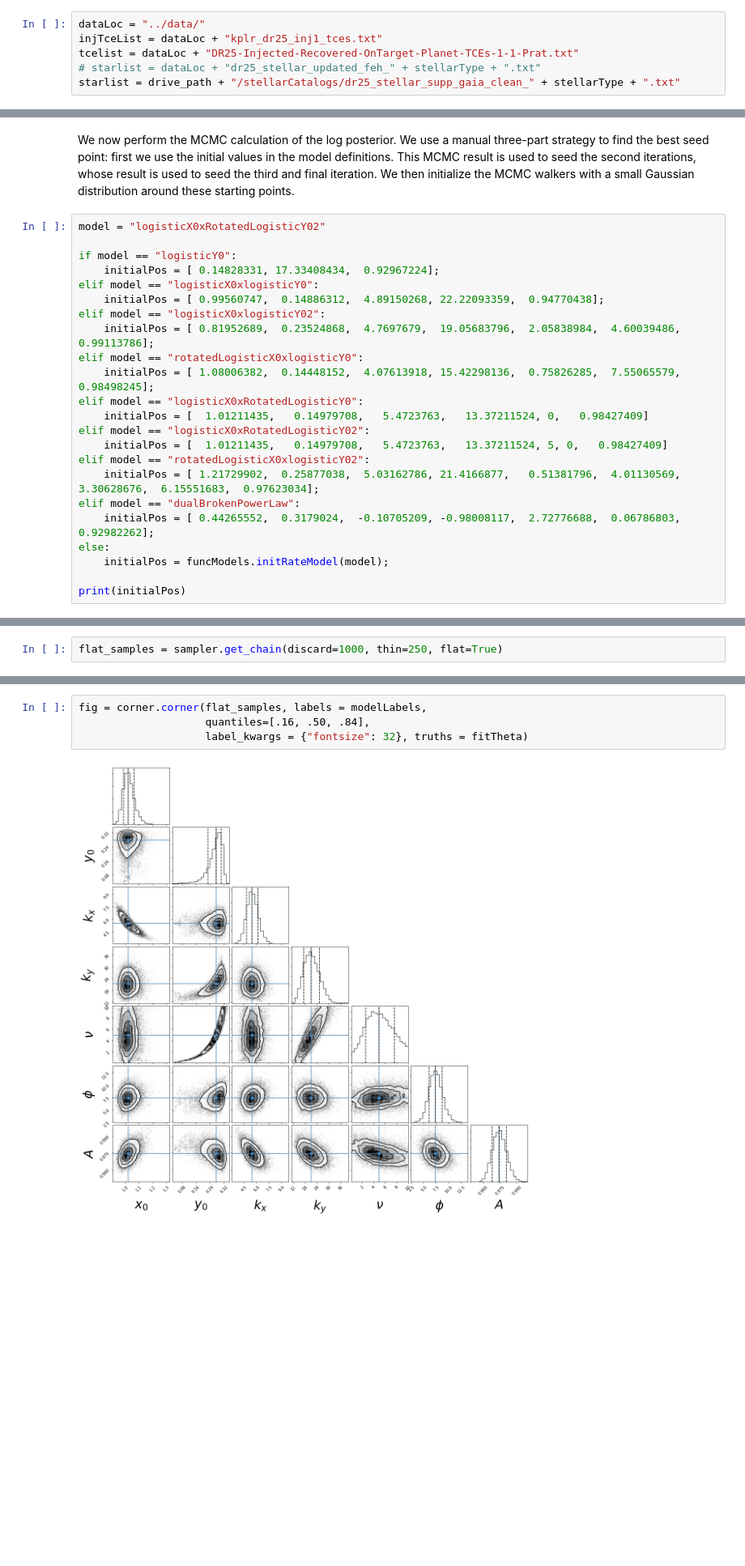
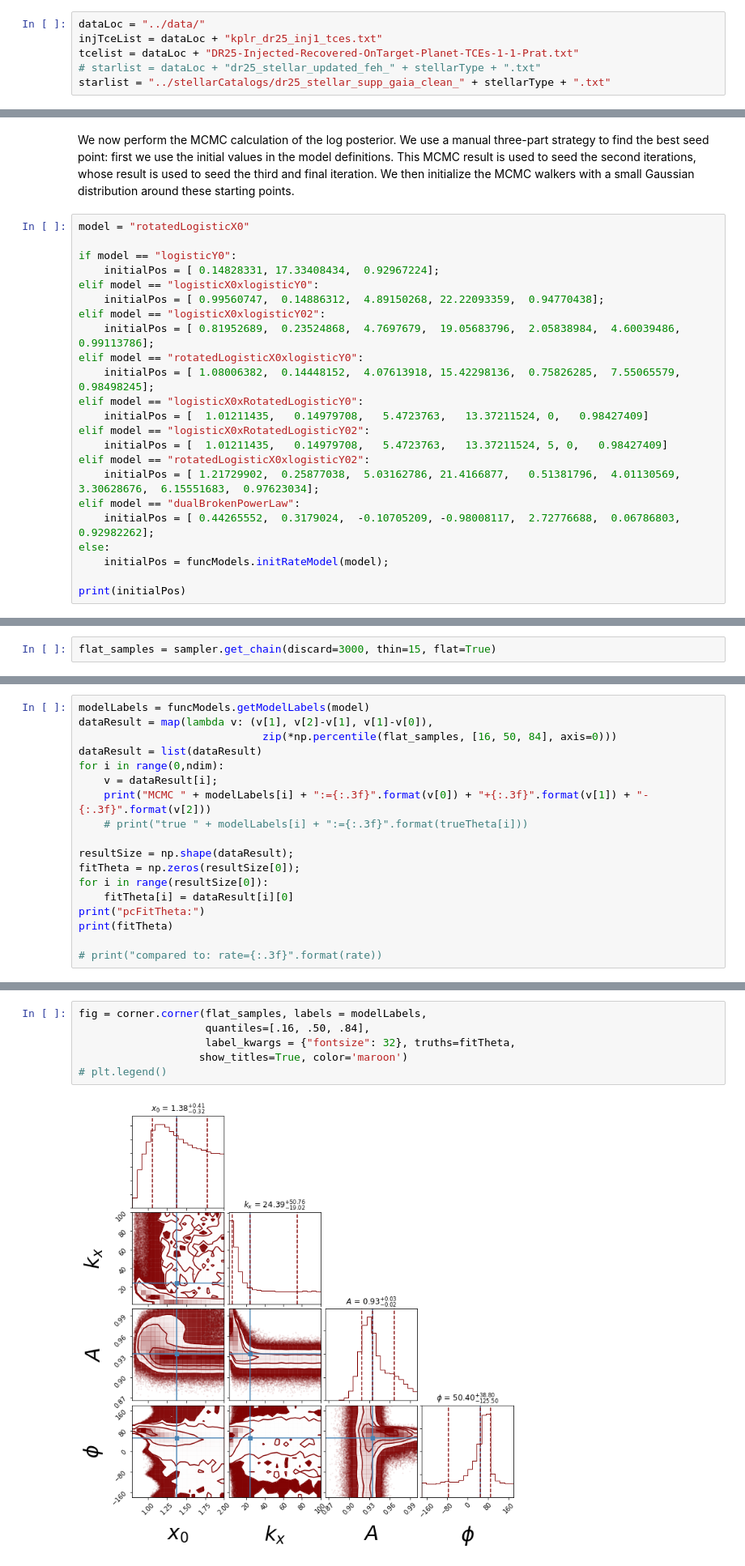
Before and after one commit to arjunsavel/DR25-occurrence-tutorial, a Jupyter notebook: GKbaseline/binomialVettingCompleteness.ipynb, the cells around one changed output, grey strips where cells are left out. Shown at 81% size. Drawn from its saved outputs; the diff is of its cells as text; blank space fills up the shorter version.

```diff
--- a/GKbaseline/binomialVettingCompleteness.ipynb
+++ b/GKbaseline/binomialVettingCompleteness.ipynb
@@ -119,7 +127,7 @@ dataLoc = "../data/"
 injTceList = dataLoc + "kplr_dr25_inj1_tces.txt"
 tcelist = dataLoc + "DR25-Injected-Recovered-OnTarget-Planet-TCEs-1-1-Prat.txt"
 # starlist = dataLoc + "dr25_stellar_updated_feh_" + stellarType + ".txt"
-starlist = drive_path + "/stellarCatalogs/dr25_stellar_supp_gaia_clean_" + stellarType + ".txt"
+starlist = "../stellarCatalogs/dr25_stellar_supp_gaia_clean_" + stellarType + ".txt"
 # %%
 # Load the stellar population we want to use
 kic = pd.read_csv(starlist)
@@ -476,7 +486,7 @@ def lnBinprob(theta, data, model):
 # %% [markdown]
 We now perform the MCMC calculation of the log posterior.  We use a manual three-part strategy to find the best seed point: first we use the initial values in the model definitions.  This MCMC result is used to seed the second iterations, whose result is used to seed the third and final iteration.  We then initialize the MCMC walkers with a small Gaussian distribution around these starting points.
 # %%
-model = "logisticX0xRotatedLogisticY02"
+model = "rotatedLogisticX0"
 
 if model == "logisticY0":
     initialPos = [ 0.14828331, 17.33408434,  0.92967224];
@@ -636,5 +623,5 @@ tau: [ 281.29616187 1248.22932072  281.55156802  743.1170881   831.43661998
 # %%
-flat_samples = sampler.get_chain(discard=1000, thin=250, flat=True)
+flat_samples = sampler.get_chain(discard=3000, thin=15, flat=True)
 # %%
 len(flat_samples)
 # %% [output]
@@ -641,0 +629,18 @@ len(flat_samples)
+# %%
+modelLabels = funcModels.getModelLabels(model)
+dataResult = map(lambda v: (v[1], v[2]-v[1], v[1]-v[0]),
+                             zip(*np.percentile(flat_samples, [16, 50, 84], axis=0)))
+dataResult = list(dataResult)
+for i in range(0,ndim):
+    v = dataResult[i];
+    print("MCMC " + modelLabels[i] + ":={:.3f}".format(v[0]) + "+{:.3f}".format(v[1]) + "-{:.3f}".format(v[2]))
+    # print("true " + modelLabels[i] + ":={:.3f}".format(trueTheta[i]))
+
+resultSize = np.shape(dataResult);
+fitTheta = np.zeros(resultSize[0]);
+for i in range(resultSize[0]):
+    fitTheta[i] = dataResult[i][0]
+print("pcFitTheta:")
+print(fitTheta)
+
+# print("compared to: rate={:.3f}".format(rate))
@@ -642,9 +656,11 @@ len(flat_samples)
 # %%
 fig = corner.corner(flat_samples, labels = modelLabels,
                     quantiles=[.16, .50, .84],
-                    label_kwargs = {"fontsize": 32}, truths = fitTheta)
+                    label_kwargs = {"fontsize": 32}, truths=fitTheta,
+                   show_titles=True, color='maroon')
+# plt.legend()
 # %% [output]
-[figure, old version]
+[figure, new version]
 # %% [markdown]
 We test the result by reconstructing the distribution of PCs and % of PCs using binomial-distributed random numbers, to see if they match the actual data.
 # %%
```
Also changed, not shown: parts of 31 cells of this notebook.
